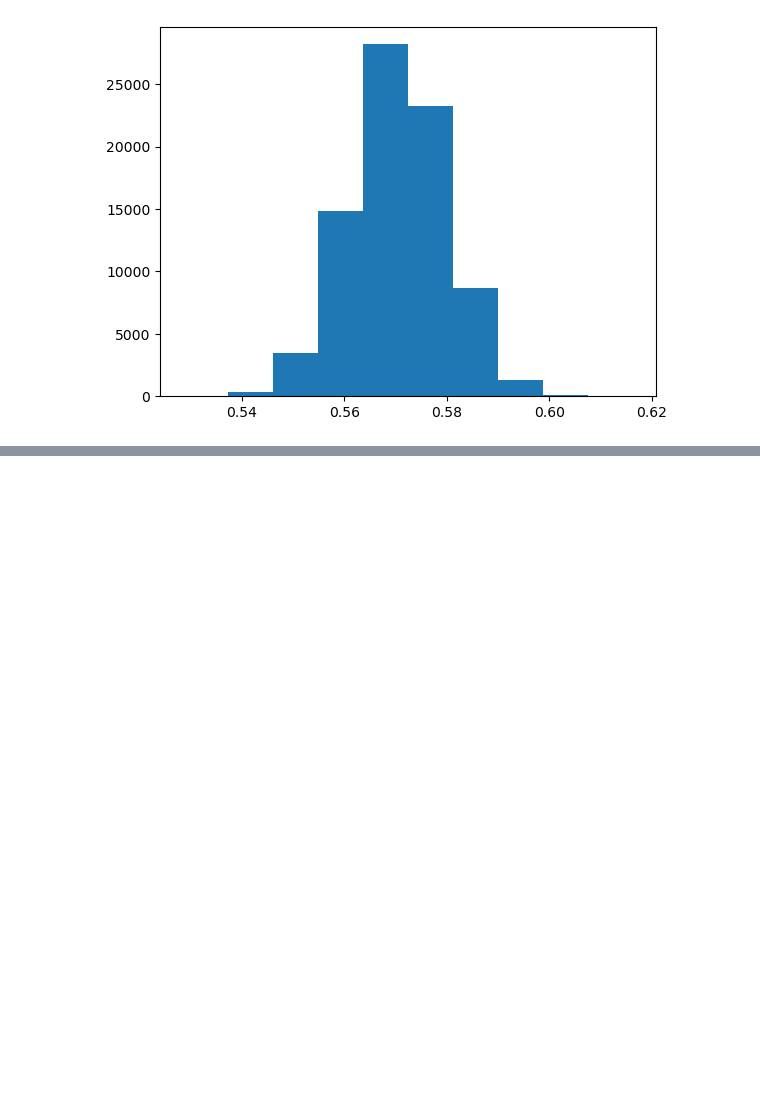
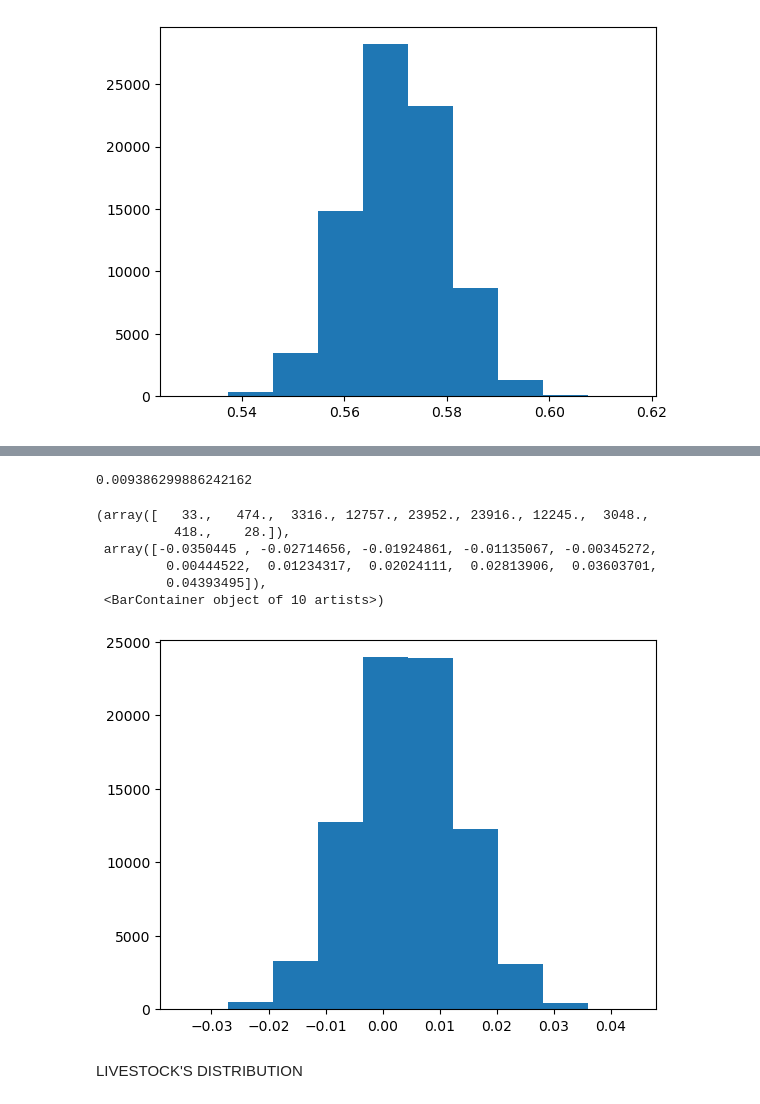
Before and after one commit to 3Grey6Jedi9/Data-Analysis-Project-05, a Jupyter notebook: Pet Shelter Analysis.ipynb, the cells around one changed output, grey strips where cells are left out. Drawn from its saved outputs; the diff is of its cells as text; code cells hidden in the pictures; blank space fills up the shorter version.

```diff
--- a/Pet Shelter Analysis.ipynb
+++ b/Pet Shelter Analysis.ipynb
@@ -280,0 +357,3 @@ plt.hist(arrdog)
+# %%
+total_birds = len(intake[intake['animal_type']=='Bird'])
+bird_mean = total_birds / len(intake)
@@ -280,0 +403,22 @@ plt.hist(arrdog)
+# %%
+var_list_birds = []
+for pm in birds_lots_means:
+    delta = (pm - bird_mean)**2
+    var_list_birds.append(delta)
+var_array_birds = np.sum(var_list_birds)*ponderation
+standard_deviation_birds = np.sqrt(var_array)
+# %% [output]
+0.009386299886242162
+# %%
+arrbird = np.random.normal(loc=bird_mean, scale=standard_deviation_birds, size=(len(intake)))
+plt.hist(arrbird)
+# %% [output]
+(array([   33.,   474.,  3316., 12757., 23952., 23916., 12245.,  3048.,
+          418.,    28.]),
+ array([-0.0350445 , -0.02714656, -0.01924861, -0.01135067, -0.00345272,
+         0.00444522,  0.01234317,  0.02024111,  0.02813906,  0.03603701,
+         0.04393495]),
+ <BarContainer object of 10 artists>)
+[figure, added]
+# %% [markdown]
+LIVESTOCK'S DISTRIBUTION
```
Also changed, not shown: parts of 9 cells of this notebook.
